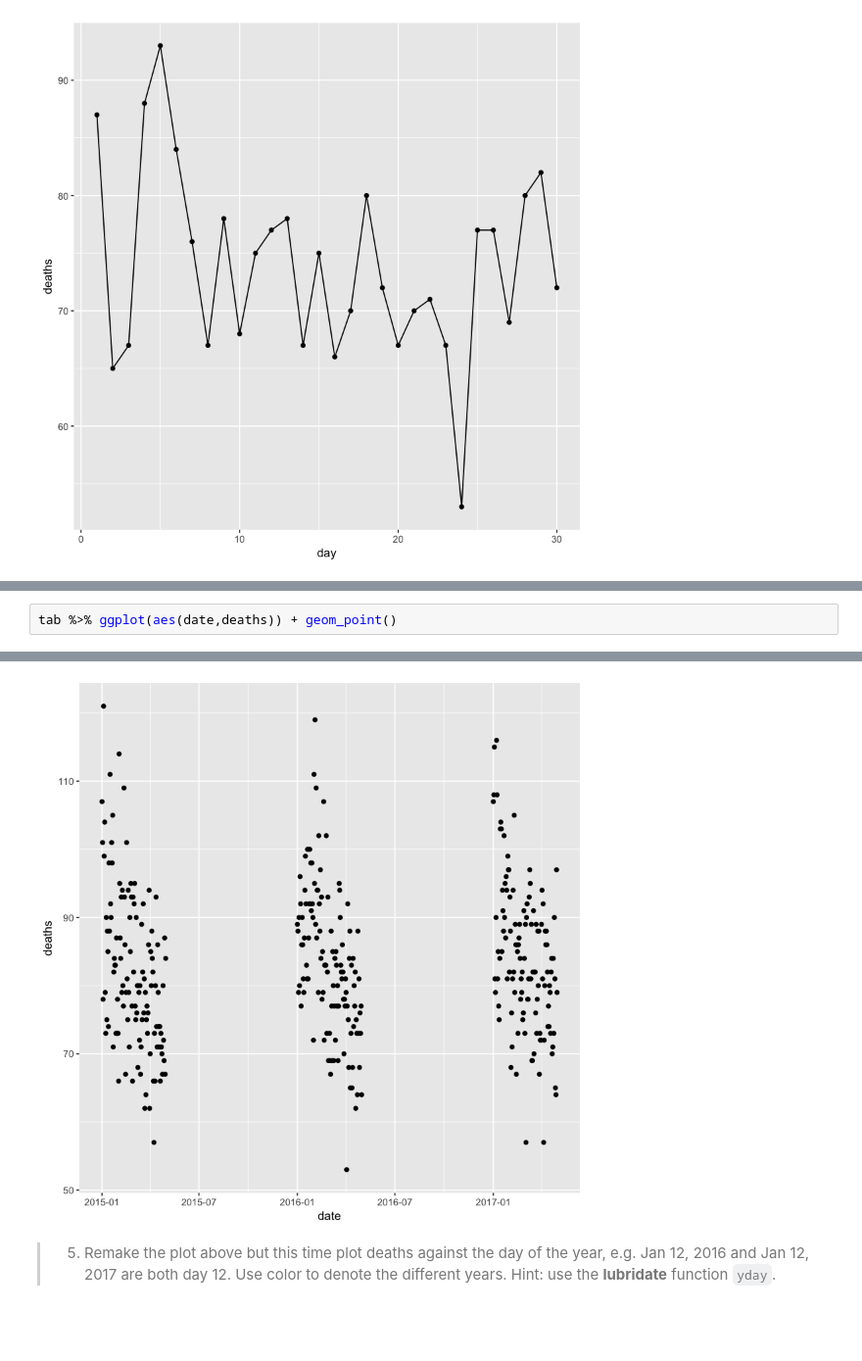
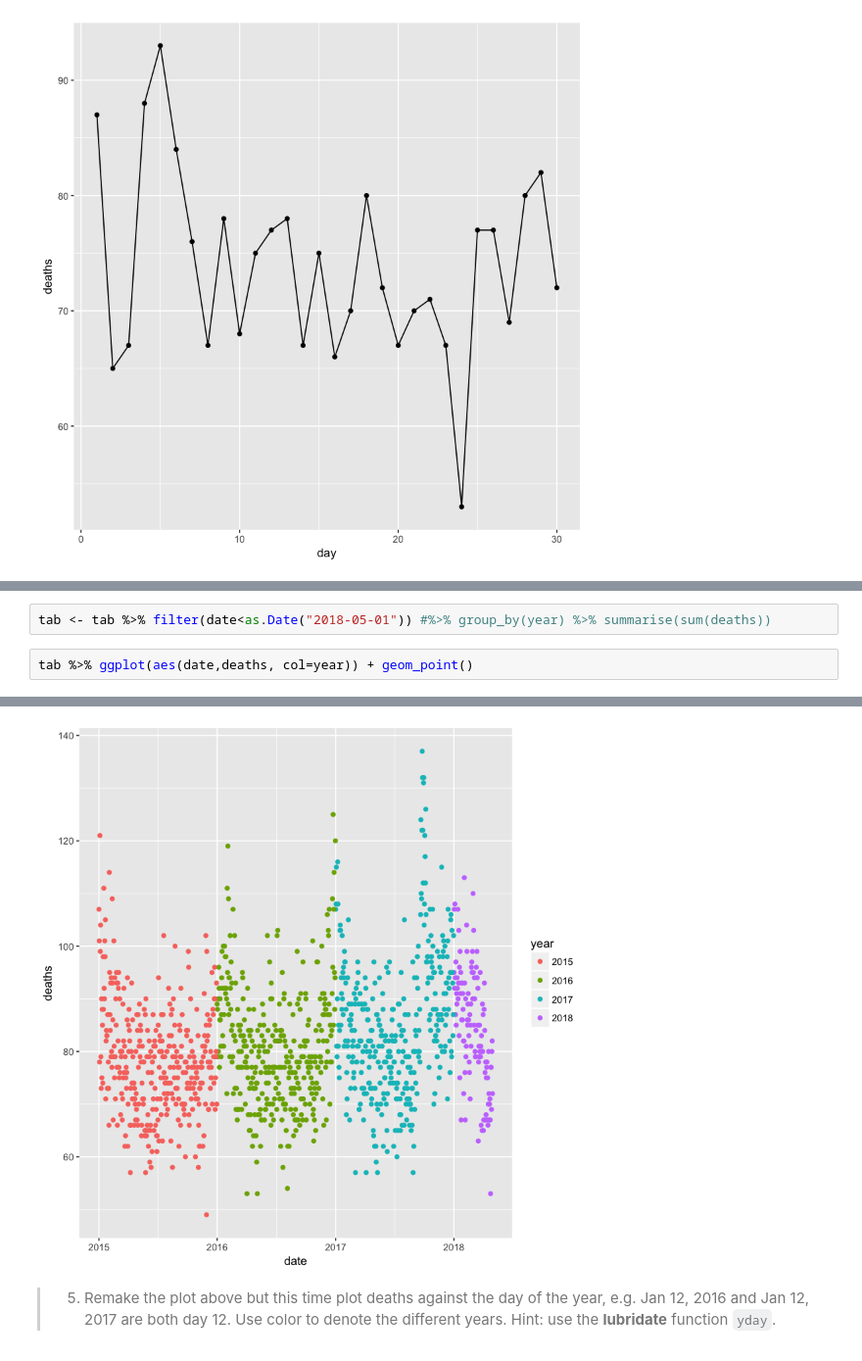
Before and after one commit to mldwr/dsbook_exercises, a Jupyter notebook: ex_41_dates_and_times.ipynb, the cells around one changed output, grey strips where cells are left out. Shown at 98% size. Saved outputs shown, nothing was run; the diff lists cells and outputs as text; blank space fills up the shorter version.

```diff
--- a/ex_41_dates_and_times.ipynb
+++ b/ex_41_dates_and_times.ipynb
@@ -144,3 +124,5 @@ tab %>% filter(year<2018 & month<=4)
+# %%
+tab <- tab %>% filter(date<as.Date("2018-05-01")) #%>% group_by(year) %>% summarise(sum(deaths))
 # %%
-tab %>% ggplot(aes(date,deaths)) + geom_point()
+tab %>% ggplot(aes(date,deaths, col=year)) + geom_point()
 # %% [output]
@@ -149,4 +129,4 @@ Warning message:
-[figure, old version]
+[figure, new version]
 # %% [markdown]
 >5. Remake the plot above but this time plot deaths against the day of the year, e.g. Jan 12, 2016 and Jan 12, 2017 are both day 12. Use color to denote the different years. Hint: use the __lubridate__ function `yday`.
 # %%
```
Also changed, not shown: parts of 3 cells of this notebook.
